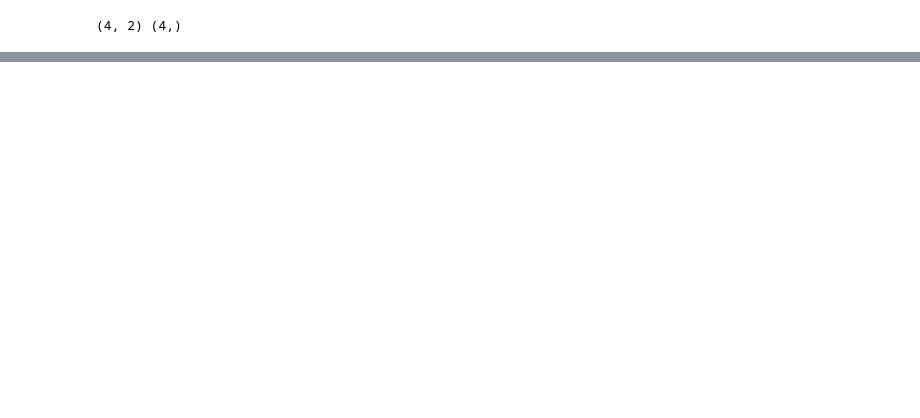
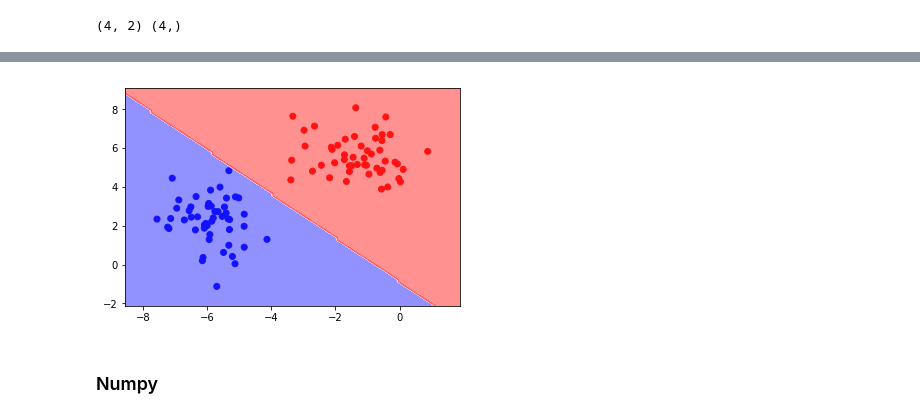
Before and after one commit to arnaldog12/Manual-Pratico-Deep-Learning, a Jupyter notebook: Perceptron.ipynb, the cells around one changed output, grey strips where cells are left out. Drawn from its saved outputs; the diff is of its cells as text; code cells hidden in the pictures; blank space fills up the shorter version.

Commit message:
adiciona exemplo de classificação no perceptron
- pequena melhoria de formatação da fórmula de classificação do perceptron

```diff
--- a/Perceptron.ipynb
+++ b/Perceptron.ipynb
@@ -650,0 +663,16 @@ step 100: 0.0
+# %%
+def plot_linear_classifier(x, y, w, b):
+    x1_min, x1_max = x[:,0].min(), x[:,0].max()
+    x2_min, x2_max = x[:,1].min(), x[:,1].max()
+
+    x1, x2 = np.meshgrid(np.linspace(x1_min-1, x1_max+1,100), np.linspace(x2_min-1, x2_max+1, 100))
+    x_mesh = np.array([x1.ravel(), x2.ravel()]).T
+
+    plt.scatter(x[:,0], x[:,1], c=y, cmap='bwr')
+
+    y_mesh = np.dot(w, x_mesh.T) + b
+    y_mesh = np.where(y_mesh <= 0, 0, 1)
+
+    plt.contourf(x1, x2, y_mesh.reshape(x1.shape), cmap='bwr', alpha=0.5)
+    plt.xlim(x1_min-1, x1_max+1)
+    plt.ylim(x2_min-1, x2_max+1)
@@ -650,0 +681,23 @@ step 100: 0.0
+# %%
+from random import random
+
+D = x.shape[1]
+w = [2*random() - 1 for i in range(D)] # [1, D]
+b = 2*random() - 1 # [1, 1]
+
+learning_rate = 1e-2
+
+for step in range(50):
+    sum_error = 0
+    for x_i, y_i in zip(x, y):
+        y_pred = sum([w[d]*x_i[d] for d in range(D)]) + b
+        y_pred = 1 if y_pred > 0 else 0
+        error = y_i - y_pred
+        w = [w[d] + learning_rate*error*x_i[d] for d in range(D)]
+        b = b + learning_rate*error
+        sum_error += error
+
+    if step%5 == 0:
+        print('step {0}: {1}'.format(step, sum_error))
+
+print('w: {} \nb: {}'.format(w, b))
@@ -650,0 +717,6 @@ step 100: 0.0
+# %%
+plot_linear_classifier(x, y, w, b)
+# %% [output]
+[figure, added]
+# %% [markdown]
+### Numpy
```
Also changed, not shown: parts of 24 cells of this notebook.
